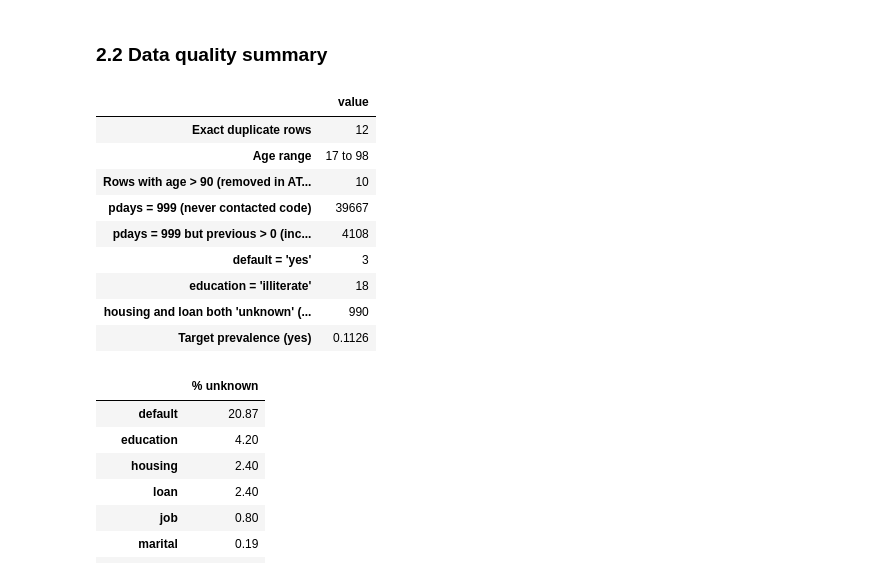
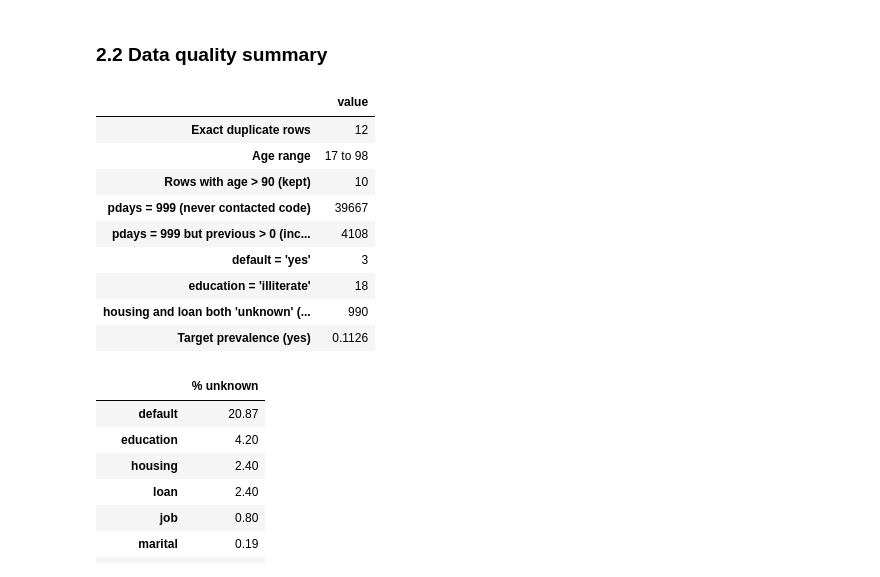
Before and after one commit to trungsyd2409/ml_stfd_stage_3, a Jupyter notebook: QuangTrungNguyen_Assessment3_Code_01112026.ipynb, the cells around one changed output. Cells and saved outputs as stored; diff of their text form; code cells hidden in the pictures.

```diff
--- a/QuangTrungNguyen_Assessment3_Code_01112026.ipynb
+++ b/QuangTrungNguyen_Assessment3_Code_01112026.ipynb
@@ -126,22 +127,22 @@ Number of month blocks: 26
 # %%
 data_cols = [c for c in raw.columns if c not in ["period", "phase", "row_order"]]
 checks = {
     "Exact duplicate rows": int(raw.duplicated(subset=data_cols).sum()),
     "Age range": f"{raw['age'].min()} to {raw['age'].max()}",
-    "Rows with age > 90 (removed in AT1, kept now)": int((raw["age"] > 90).sum()),
+    "Rows with age > 90 (kept)": int((raw["age"] > 90).sum()),
     "pdays = 999 (never contacted code)": int((raw["pdays"] == 999).sum()),
     "pdays = 999 but previous > 0 (inconsistent)": int(((raw["pdays"] == 999) & (raw["previous"] > 0)).sum()),
     "default = 'yes'": int((raw["default"] == "yes").sum()),
     "education = 'illiterate'": int((raw["education"] == "illiterate").sum()),
     "housing and loan both 'unknown' (same rows)": int(((raw["housing"] == "unknown") & (raw["loan"] == "unknown")).sum()),
     "Target prevalence (yes)": round((raw["y"] == "yes").mean(), 4),
 }
 pd.Series(checks, name="value").to_frame()
 # %% [output]
 |  | value |
 | Exact duplicate rows | 12 |
 | Age range | 17 to 98 |
-| Rows with age > 90 (removed in AT... | 10 |
+| Rows with age > 90 (kept) | 10 |
 | pdays = 999 (never contacted code) | 39667 |
 | pdays = 999 but previous > 0 (inc... | 4108 |
 | default = 'yes' | 3 |
```
Also changed, not shown: parts of 22 cells of this notebook, 2 other files.
